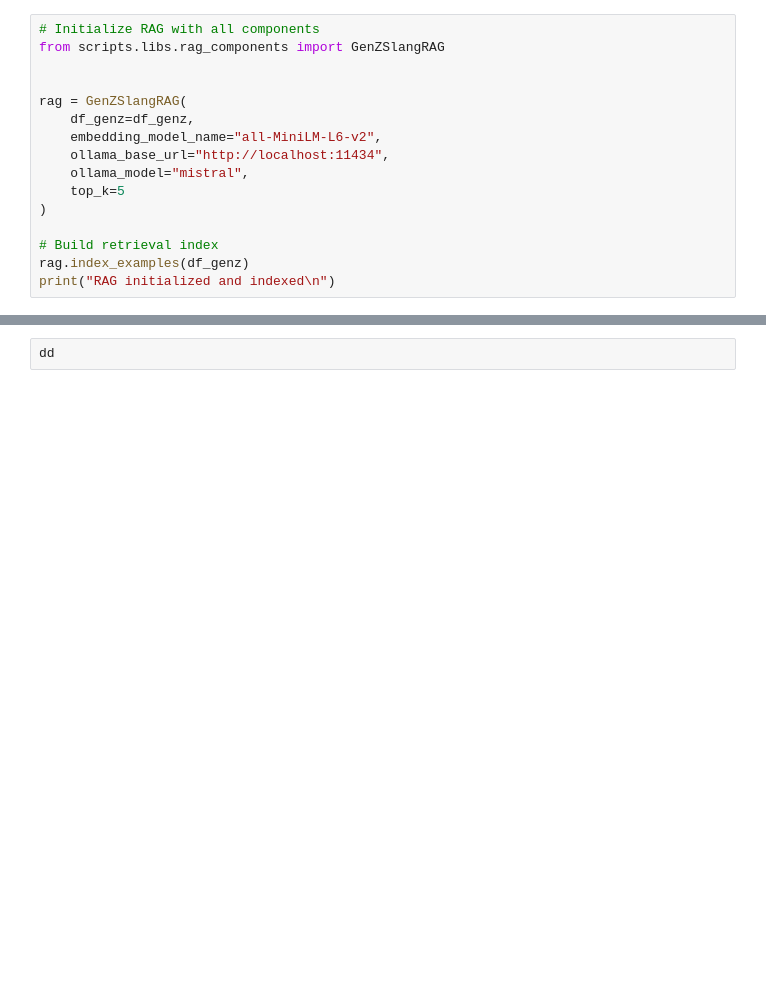
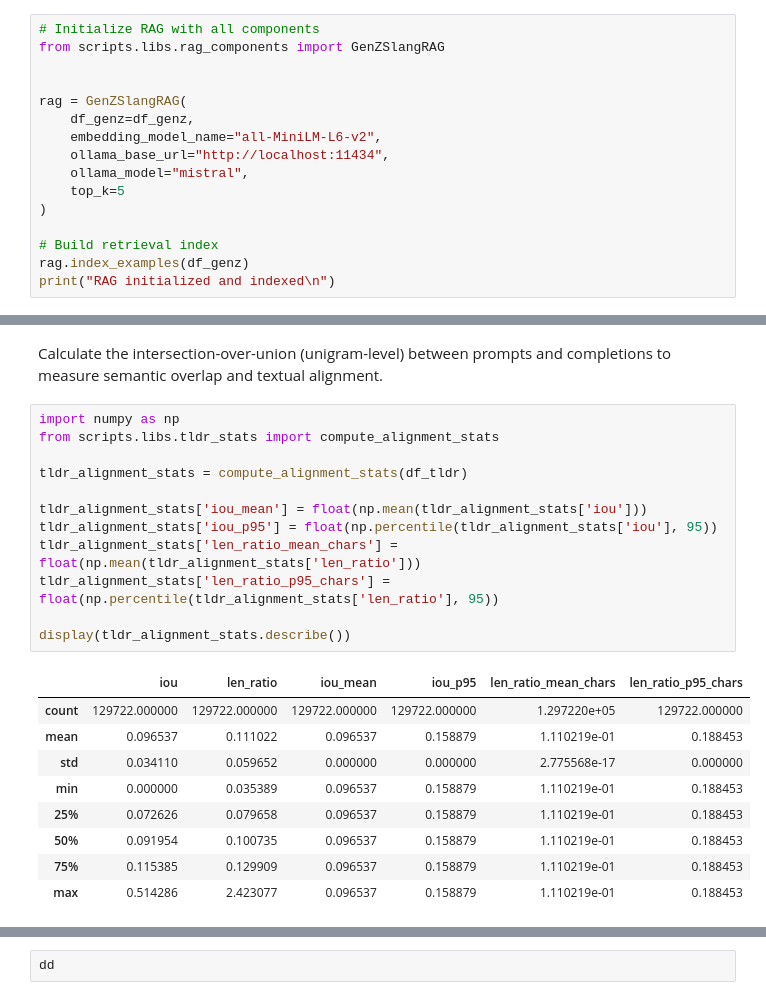
Before and after one commit to au-nlp/project-milestone-p2-group1, a Jupyter notebook: main.ipynb, the cells around one changed output, grey strips where cells are left out. Saved outputs shown, nothing was run; the diff lists cells and outputs as text; blank space fills up the shorter version.

```diff
--- a/main.ipynb
+++ b/main.ipynb
@@ -1096,0 +1091,24 @@ Average compression ratio (prompt/completion): 10.247919755335309
+# %% [markdown]
+Calculate the intersection-over-union (unigram-level) between prompts and completions to measure semantic overlap and textual alignment.
+# %%
+import numpy as np
+from scripts.libs.tldr_stats import compute_alignment_stats
+
+tldr_alignment_stats = compute_alignment_stats(df_tldr)
+
+tldr_alignment_stats['iou_mean'] = float(np.mean(tldr_alignment_stats['iou']))
+tldr_alignment_stats['iou_p95'] = float(np.percentile(tldr_alignment_stats['iou'], 95))
+tldr_alignment_stats['len_ratio_mean_chars'] = float(np.mean(tldr_alignment_stats['len_ratio']))
+tldr_alignment_stats['len_ratio_p95_chars'] = float(np.percentile(tldr_alignment_stats['len_ratio'], 95))
+
+display(tldr_alignment_stats.describe())
+# %% [output]
+|  | iou | len_ratio | iou_mean | iou_p95 | len_ratio_mean_chars | len_ratio_p95_chars |
+| count | 129722.000000 | 129722.000000 | 129722.000000 | 129722.000000 | 1.297220e+05 | 129722.000000 |
+| mean | 0.096537 | 0.111022 | 0.096537 | 0.158879 | 1.110219e-01 | 0.188453 |
+| std | 0.034110 | 0.059652 | 0.000000 | 0.000000 | 2.775568e-17 | 0.000000 |
+| min | 0.000000 | 0.035389 | 0.096537 | 0.158879 | 1.110219e-01 | 0.188453 |
+| 25% | 0.072626 | 0.079658 | 0.096537 | 0.158879 | 1.110219e-01 | 0.188453 |
+| 50% | 0.091954 | 0.100735 | 0.096537 | 0.158879 | 1.110219e-01 | 0.188453 |
+| 75% | 0.115385 | 0.129909 | 0.096537 | 0.158879 | 1.110219e-01 | 0.188453 |
+| max | 0.514286 | 2.423077 | 0.096537 | 0.158879 | 1.110219e-01 | 0.188453 |
```
Also changed, not shown: parts of 23 cells of this notebook, 6 other files.
